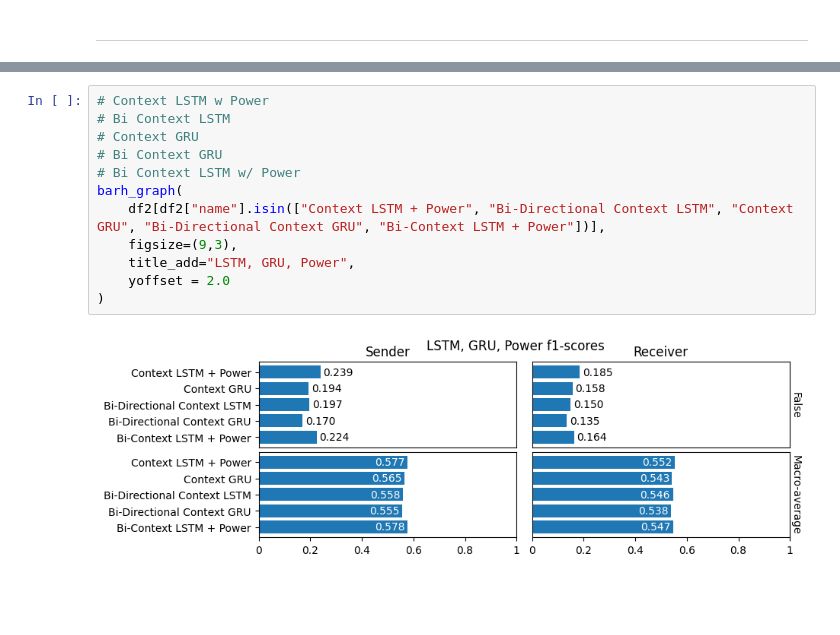
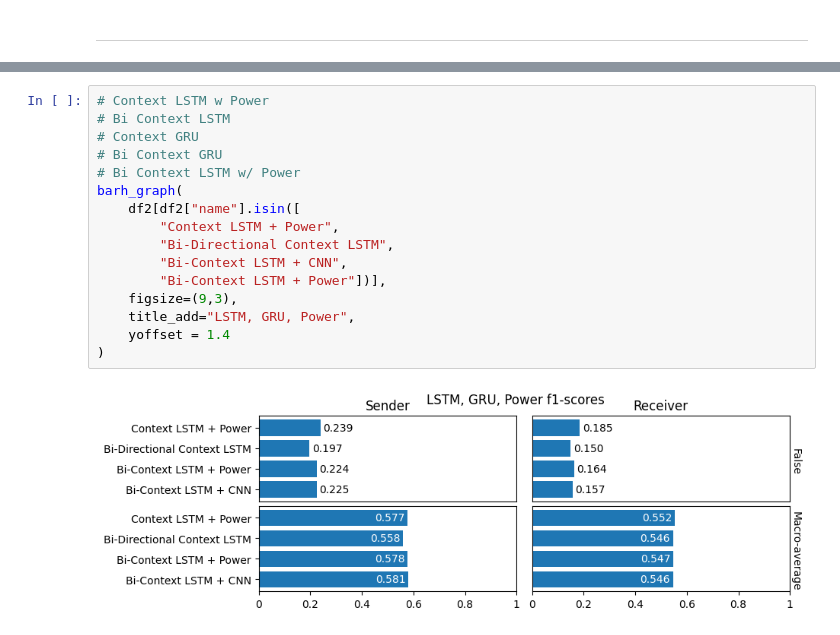
Before and after one commit to AdamKreitz/w266-final-project, a Jupyter notebook: visuals.ipynb, the cells around one changed output, grey strips where cells are left out. Saved outputs shown, nothing was run; the diff lists cells and outputs as text; blank space fills up the shorter version.

```diff
--- a/visuals.ipynb
+++ b/visuals.ipynb
@@ -325,14 +349,18 @@ barh_graph(
 # %%
 # Context LSTM w Power
 # Bi Context LSTM
 # Context GRU
 # Bi Context GRU
 # Bi Context LSTM w/ Power
 barh_graph(
-    df2[df2["name"].isin(["Context LSTM + Power", "Bi-Directional Context LSTM", "Context GRU", "Bi-Directional Context GRU", "Bi-Context LSTM + Power"])],
+    df2[df2["name"].isin([
+        "Context LSTM + Power",
+        "Bi-Directional Context LSTM",
+        "Bi-Context LSTM + CNN",
+        "Bi-Context LSTM + Power"])],
     figsize=(9,3),
     title_add="LSTM, GRU, Power",
-    yoffset = 2.0
+    yoffset = 1.4
 )
 # %% [output]
-[figure, old version]
+[figure, new version]
```
Also changed, not shown: parts of 4 cells of this notebook.
